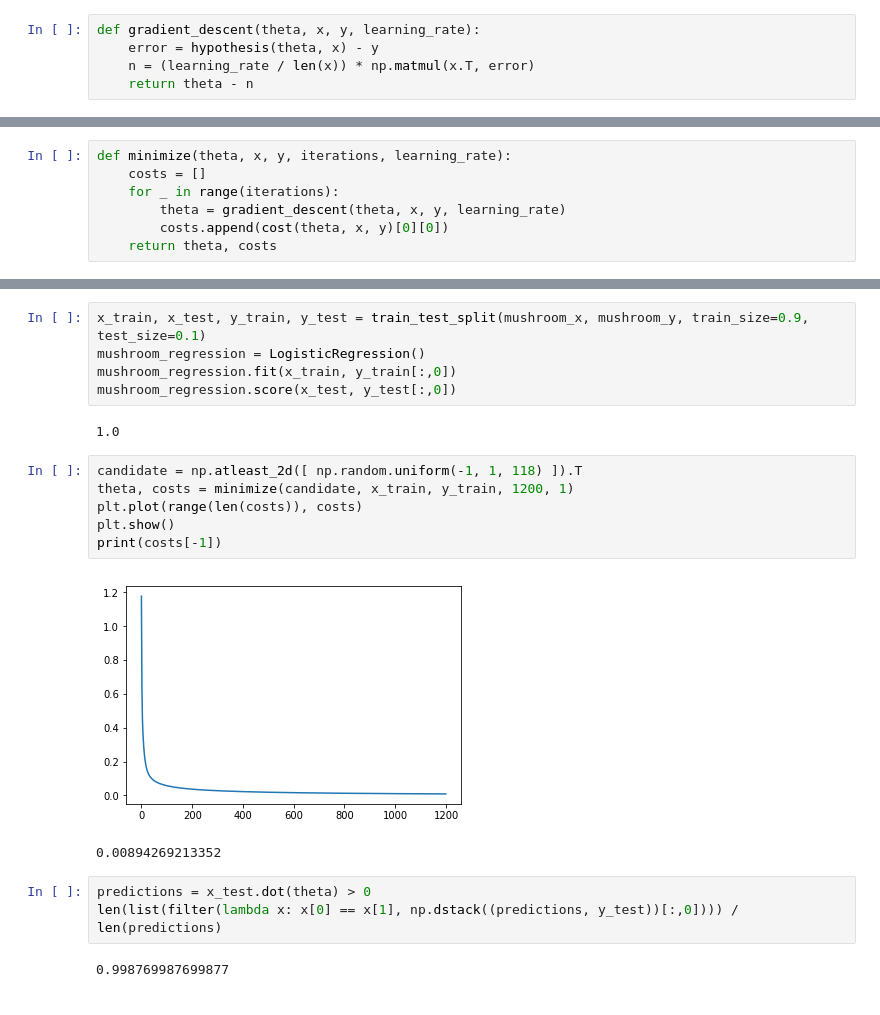
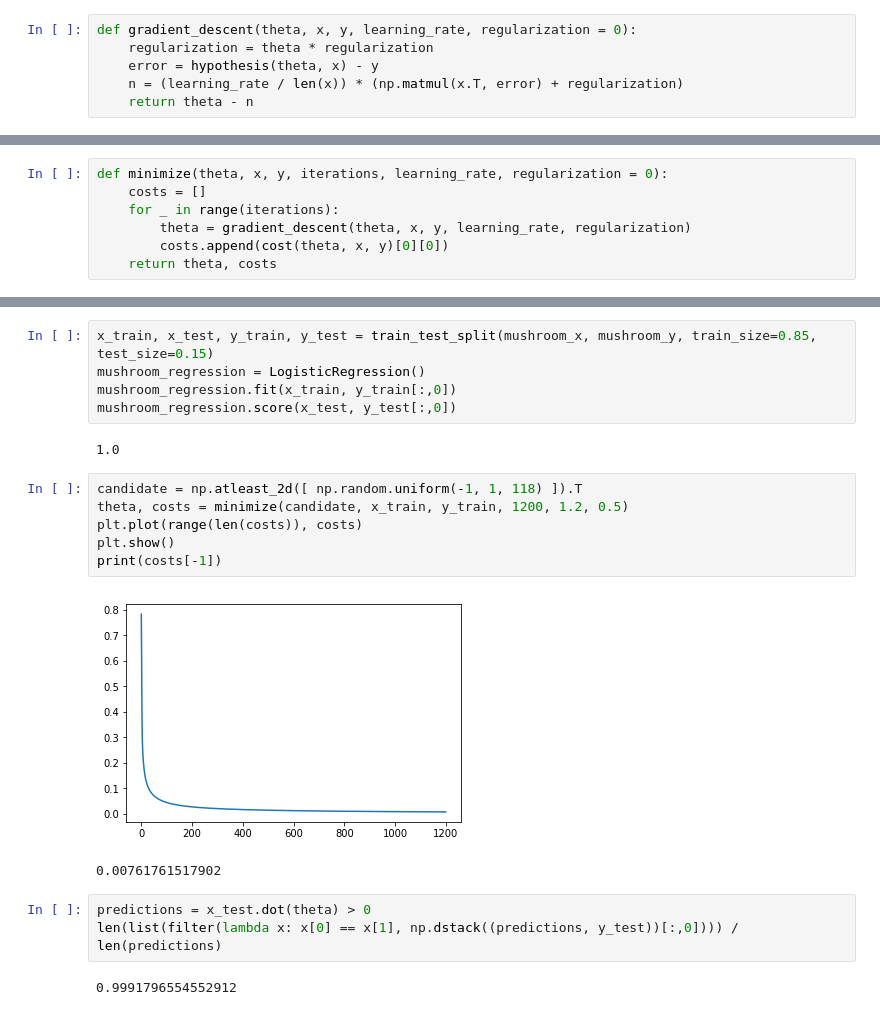
Before and after one commit to emilyhorsman/machine-learning, a Jupyter notebook: Logistic Regression.ipynb, the cells around one changed output, grey strips where cells are left out. Cells and saved outputs as stored; diff of their text form.

Commit message:
Add regularization to logistic regression notebook

```diff
--- a/Logistic Regression.ipynb
+++ b/Logistic Regression.ipynb
@@ -161,9 +161,10 @@ print(cost(ct, cx, cy))
 (2, 1) (1, 2) (1, 1) 1
 [[ 1.31326169]]
 # %%
-def gradient_descent(theta, x, y, learning_rate):
+def gradient_descent(theta, x, y, learning_rate, regularization = 0):
+    regularization = theta * regularization
     error = hypothesis(theta, x) - y
-    n = (learning_rate / len(x)) * np.matmul(x.T, error)
+    n = (learning_rate / len(x)) * (np.matmul(x.T, error) + regularization)
     return theta - n
 # %%
 gx = pd.DataFrame({ 'b': [0], 'x': [0] })
@@ -174,10 +175,10 @@ gradient_descent(gt, gx, gy, 0.0005), cost(gt, gx, gy)
 (array([[ 0.],
         [ 0.]]), array([[ 0.69314718]]))
 # %%
-def minimize(theta, x, y, iterations, learning_rate):
+def minimize(theta, x, y, iterations, learning_rate, regularization = 0):
     costs = []
     for _ in range(iterations):
-        theta = gradient_descent(theta, x, y, learning_rate)
+        theta = gradient_descent(theta, x, y, learning_rate, regularization)
         costs.append(cost(theta, x, y)[0][0])
     return theta, costs
 # %%
@@ -268,7 +269,7 @@ mushroom_x['bias'] = 1
 mushroom_x = mushroom_x.values
 mushroom_y = (np.atleast_2d(mushroom_data['class']).T == 'p').astype(int)
 # %%
-x_train, x_test, y_train, y_test = train_test_split(mushroom_x, mushroom_y, train_size=0.9, test_size=0.1)
+x_train, x_test, y_train, y_test = train_test_split(mushroom_x, mushroom_y, train_size=0.85, test_size=0.15)
 mushroom_regression = LogisticRegression()
 mushroom_regression.fit(x_train, y_train[:,0])
 mushroom_regression.score(x_test, y_test[:,0])
@@ -276,15 +277,15 @@ mushroom_regression.score(x_test, y_test[:,0])
 1.0
 # %%
 candidate = np.atleast_2d([ np.random.uniform(-1, 1, 118) ]).T
-theta, costs = minimize(candidate, x_train, y_train, 1200, 1)
+theta, costs = minimize(candidate, x_train, y_train, 1200, 1.2, 0.5)
 plt.plot(range(len(costs)), costs)
 plt.show()
 print(costs[-1])
 # %% [output]
-[figure, old version]
+[figure, new version]
-0.00894269213352
+0.00761761517902
 # %%
 predictions = x_test.dot(theta) > 0
 len(list(filter(lambda x: x[0] == x[1], np.dstack((predictions, y_test))[:,0]))) / len(predictions)
 # %% [output]
-0.998769987699877
+0.9991796554552912
```
Also changed, not shown: parts of 1 cell of this notebook.
